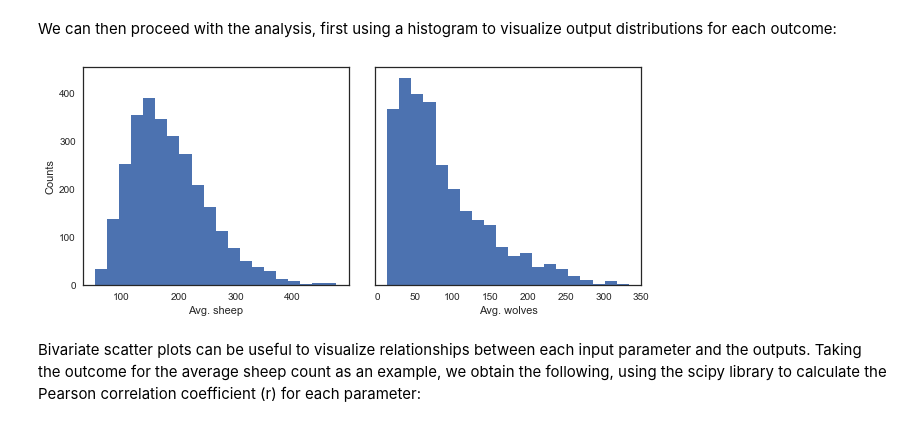
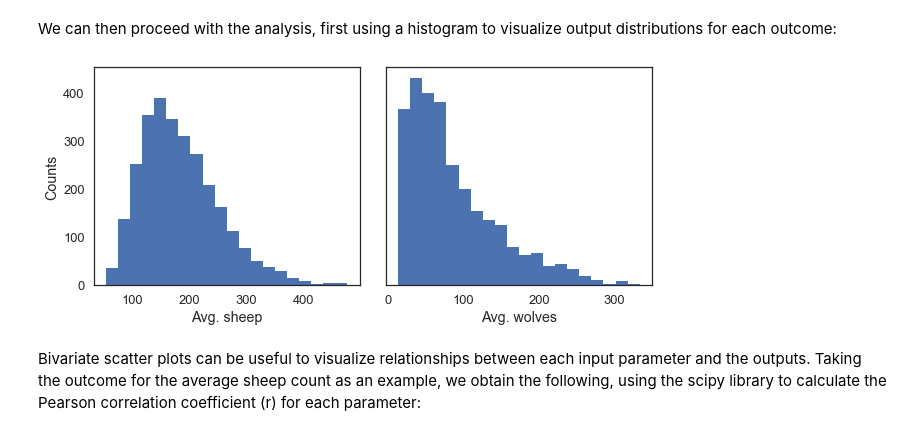
Before and after one commit to quaquel/pynetlogo_jasss, a Jupyter notebook: Example/pyNetLogo demo - SALib.ipynb, the cells around one changed output. Drawn from its saved outputs; the diff is of its cells as text; code cells hidden in the pictures.

```diff
--- a/Example/pyNetLogo demo - SALib.ipynb
+++ b/Example/pyNetLogo demo - SALib.ipynb
@@ -79,3 +79,5 @@ for run in range(param_values.shape[0]):
 The "to_csv" dataframe method provides a simple way of saving the results to disk.
 # %%
 results.to_csv('Sobol_JASSS.csv')
+# %%
+results = pd.read_csv('Sobol_JASSS.csv', header=0, index_col=0)
@@ -83,21 +94,22 @@ results.to_csv('Sobol_JASSS.csv')
 We can then proceed with the analysis, first using a histogram to visualize output distributions for each outcome:
 # %%
 sns.set_style('white')
+sns.set_context('talk')
 fig, ax = plt.subplots(1,len(results.columns), sharey=True)
 
 for i, n in enumerate(results.columns):
     ax[i].hist(results[n], 20)
     ax[i].set_xlabel(n)
 
 ax[0].set_ylabel('Counts')
 
 fig.set_size_inches(10,4)
 fig.subplots_adjust(wspace=0.1)
 plt.savefig('JASSS figures/SA - Output distribution.pdf', bbox_inches='tight')
 plt.savefig('JASSS figures/SA - Output distribution.png', dpi=300, bbox_inches='tight')
 plt.show()
 # %% [output]
-[figure, old version]
+[figure, new version]
 # %% [markdown]
 Bivariate scatter plots can be useful to visualize relationships between each input parameter and the outputs. Taking the outcome for the average sheep count as an example, we obtain the following, using the scipy library to calculate the Pearson correlation coefficient (r) for each parameter:
 # %%
```
Also changed, not shown: parts of 4 cells of this notebook, 13 other files.
